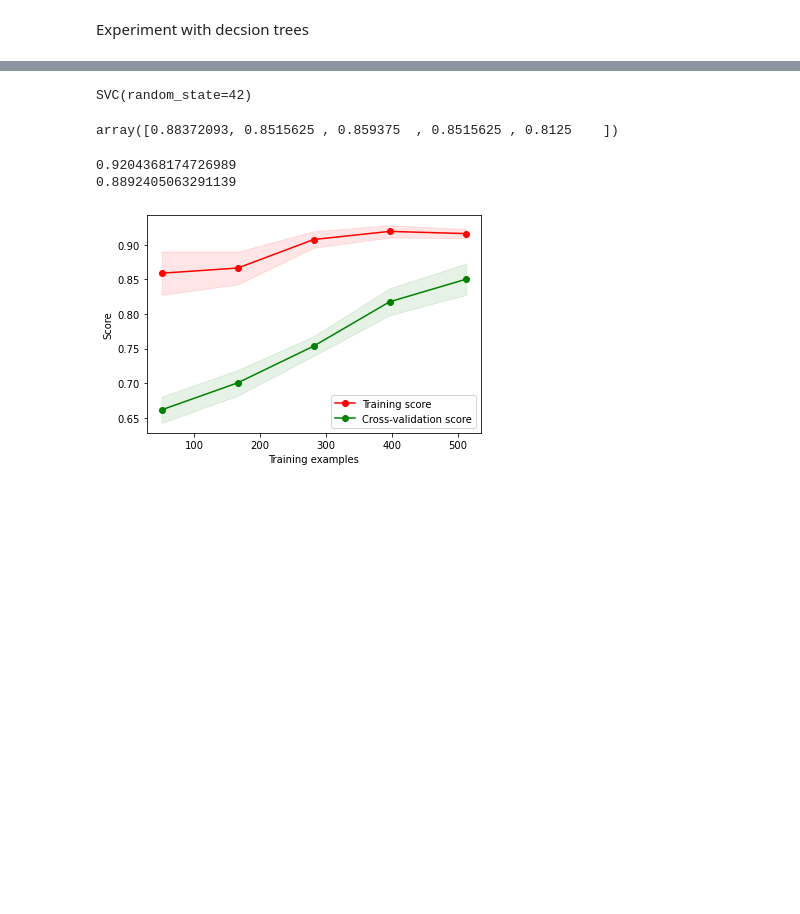
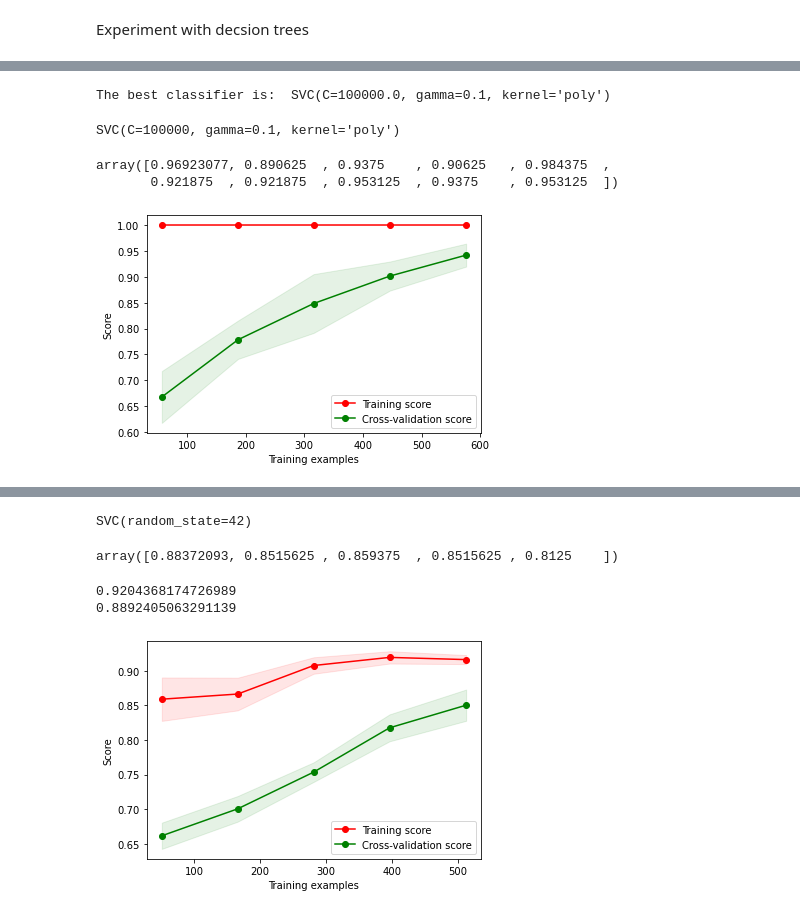
Before and after one commit to barmag/cs7641-projects, a Jupyter notebook: project1/svm-experiments.ipynb, the cells around one changed output, grey strips where cells are left out. Cells and saved outputs as stored; diff of their text form; code cells hidden in the pictures; blank space fills up the shorter version.

Commit message:
svm linear, poly tuning

```diff
--- a/project1/svm-experiments.ipynb
+++ b/project1/svm-experiments.ipynb
@@ -42,3 +42,55 @@ y = tic_tac_toe_data.iloc[:, np.r_[9:10]]
 # %%
 # tic_train_set, tic_test_set = train_test_split(tic_tac_toe_data, test_size=0.2, random_state=42)
 X_train, X_test, y_train, y_test = train_test_split(X, y, test_size=.33, random_state=42)
+# %%
+from sklearn.model_selection import GridSearchCV, StratifiedShuffleSplit, RandomizedSearchCV
+import warnings
+warnings.filterwarnings('ignore')
+C_range = 10. ** np.arange(-3, 8)
+gamma_range = 10. ** np.arange(-5, 4)
+# n_range = range(1, 20, 1)
+
+cv = StratifiedShuffleSplit(n_splits=5, test_size=0.33, random_state=42)
+param_grid = dict(C=C_range, kernel=['linear', 'poly'], gamma=gamma_range)
+grid = RandomizedSearchCV(SVC(), param_distributions=param_grid, cv=cv, n_jobs=-1)
+
+grid.fit(X_train, y_train)
+
+print("The best classifier is: ", grid.best_estimator_)
+# %% [output]
+The best classifier is:  SVC(C=100000.0, gamma=0.1, kernel='poly')
+# %%
+poly_clf = SVC(kernel='poly', C=100000, gamma=0.1)
+poly_clf.fit(X_train, y_train)
+# %% [output]
+SVC(C=100000, gamma=0.1, kernel='poly')
+# %%
+cross_val_score(poly_clf, X_train, y_train, cv=10)
+# %% [output]
+array([0.96923077, 0.890625  , 0.9375    , 0.90625   , 0.984375  ,
+       0.921875  , 0.921875  , 0.953125  , 0.9375    , 0.953125  ])
+# %%
+train_sizes, train_scores, test_scores = learning_curve(poly_clf, X_train, y_train, cv=10, random_state=42)
+
+train_scores_mean = np.mean(train_scores, axis=1)
+train_scores_std = np.std(train_scores, axis=1)
+test_scores_mean = np.mean(test_scores, axis=1)
+test_scores_std = np.std(test_scores, axis=1)
+
+plt.figure()
+plt.fill_between(train_sizes, train_scores_mean - train_scores_std,
+                         train_scores_mean + train_scores_std, alpha=0.1,
+                         color="r")
+plt.fill_between(train_sizes, test_scores_mean - test_scores_std,
+                         test_scores_mean + test_scores_std, alpha=0.1,
+                         color="g")
+plt.plot(train_sizes, train_scores_mean, 'o-', color="r",
+                 label="Training score")
+plt.plot(train_sizes, test_scores_mean, 'o-', color="g",
+                 label="Cross-validation score")
+plt.xlabel("Training examples")
+plt.ylabel("Score")
+plt.legend(loc="best")
+plt.show()
+# %% [output]
+[figure, added]
```
Also changed, not shown: parts of 5 cells of this notebook.
